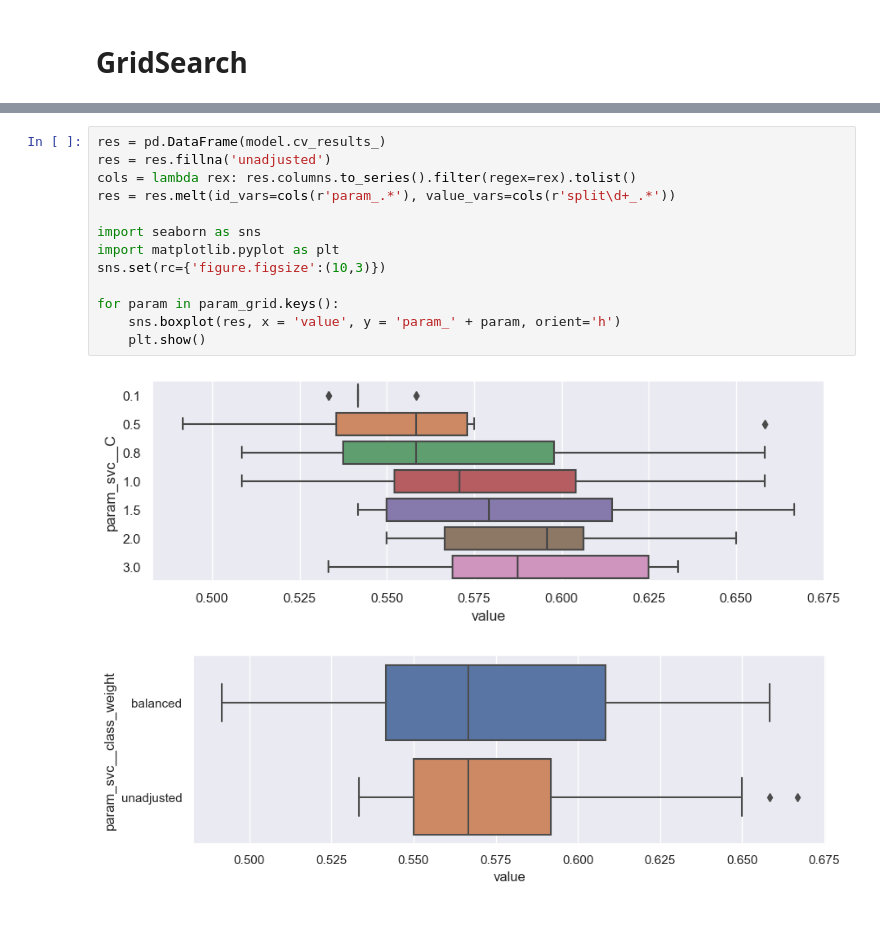
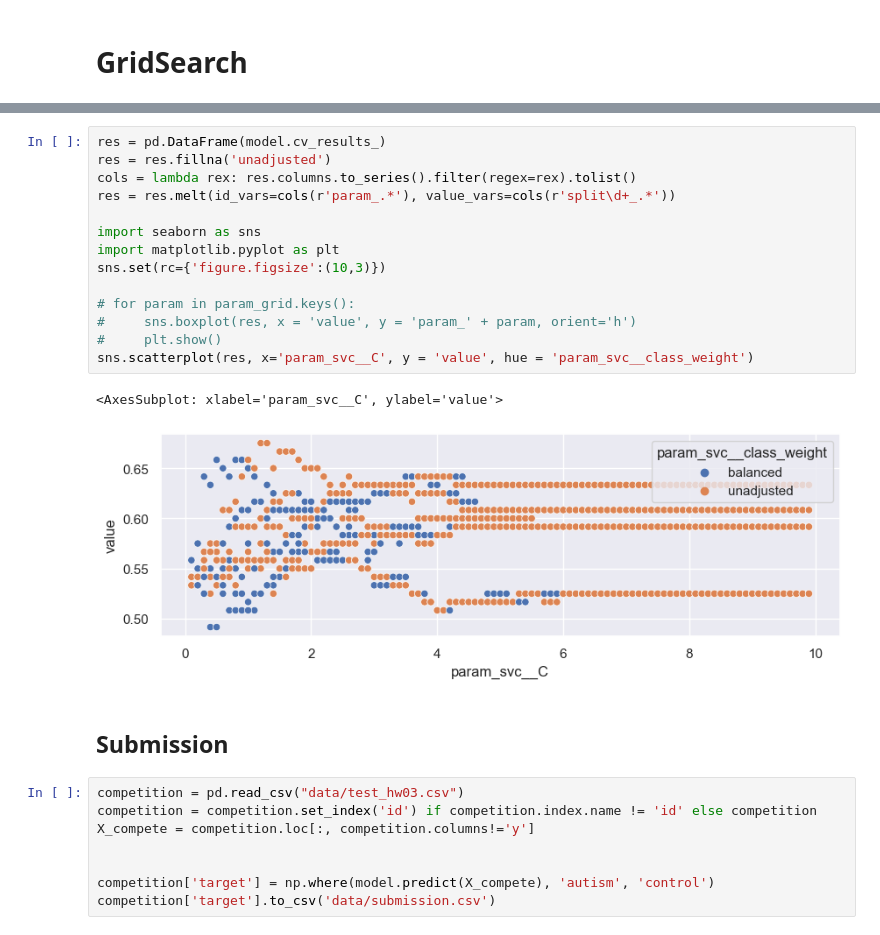
Before and after one commit to MattiaCastaldo/SL_HW2, a Jupyter notebook: rf-cor.ipynb, the cells around one changed output, grey strips where cells are left out. Saved outputs shown, nothing was run; the diff lists cells and outputs as text.

Commit message:
submission code

```diff
--- a/rf-cor.ipynb
+++ b/rf-cor.ipynb
@@ -187,16 +207,27 @@ Fitting 5 folds for each of 198 candidates, totalling 990 fits
 # %%
 res = pd.DataFrame(model.cv_results_)
 res = res.fillna('unadjusted')
 cols = lambda rex: res.columns.to_series().filter(regex=rex).tolist()
 res = res.melt(id_vars=cols(r'param_.*'), value_vars=cols(r'split\d+_.*'))
 
 import seaborn as sns
 import matplotlib.pyplot as plt
 sns.set(rc={'figure.figsize':(10,3)})
 
-for param in param_grid.keys():
-    sns.boxplot(res, x = 'value', y = 'param_' + param, orient='h')
-    plt.show()
+# for param in param_grid.keys():
+#     sns.boxplot(res, x = 'value', y = 'param_' + param, orient='h')
+#     plt.show()
+sns.scatterplot(res, x='param_svc__C', y = 'value', hue = 'param_svc__class_weight')
 # %% [output]
+<AxesSubplot: xlabel='param_svc__C', ylabel='value'>
-[figure, old version]
+[figure, new version]
-[figure, removed]
+# %% [markdown]
+## Submission
+# %%
+competition = pd.read_csv("data/test_hw03.csv")
+competition = competition.set_index('id') if competition.index.name != 'id' else competition
+X_compete = competition.loc[:, competition.columns!='y']
+
+
+competition['target'] = np.where(model.predict(X_compete), 'autism', 'control')
+competition['target'].to_csv('data/submission.csv')
```
Also changed, not shown: parts of 3 cells of this notebook.
